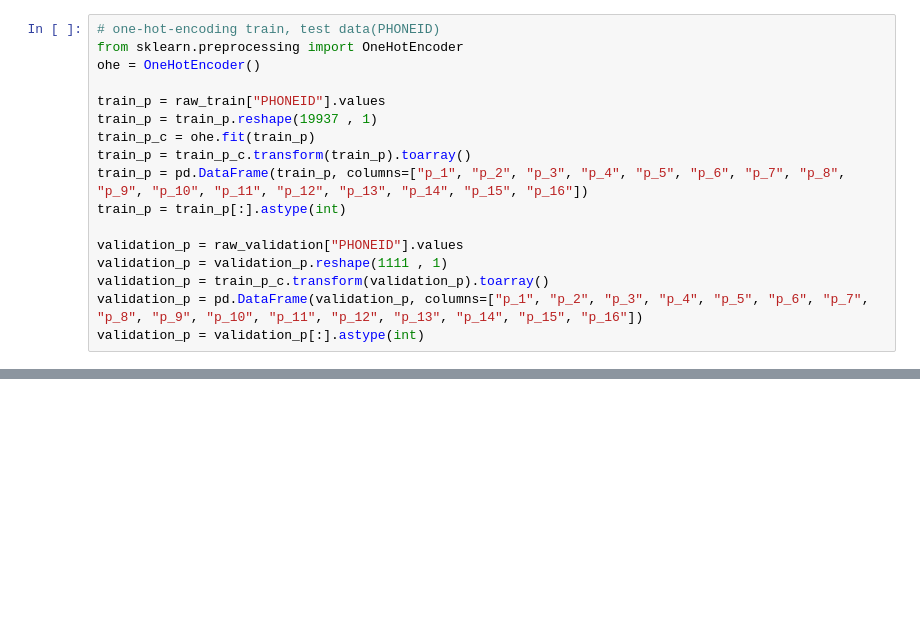
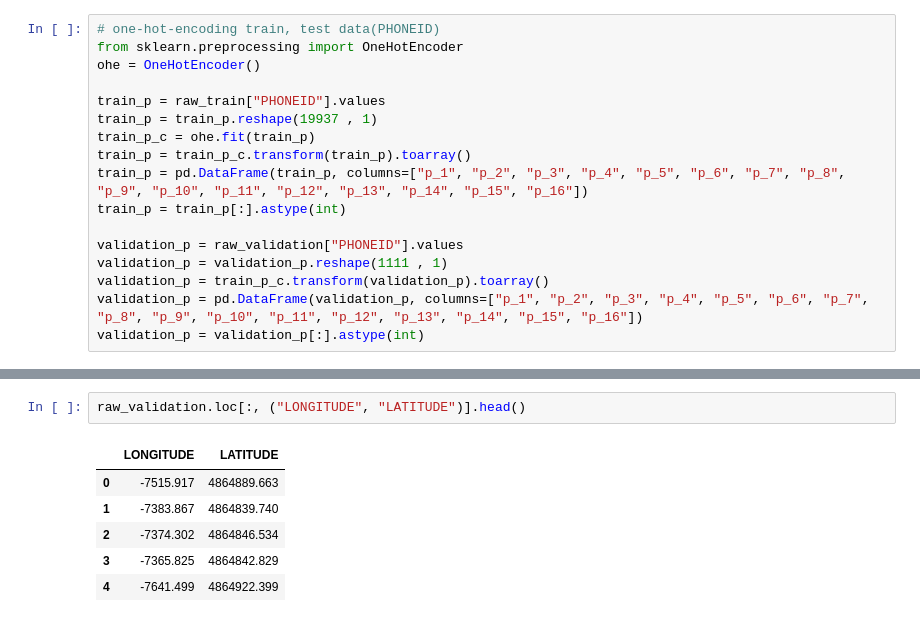
Before and after one commit to devyohan/fc_team_project2, a Jupyter notebook: wifi_jeehun.ipynb, the cells around one changed output, grey strips where cells are left out. Cells and saved outputs as stored; diff of their text form; blank space fills up the shorter version.

```diff
--- a/wifi_jeehun.ipynb
+++ b/wifi_jeehun.ipynb
@@ -177,0 +196,9 @@ plt.scatter(validation_y[0], validation_y[1])
+# %%
+raw_validation.loc[:, ("LONGITUDE", "LATITUDE")].head()
+# %% [output]
+|  | LONGITUDE | LATITUDE |
+| 0 | -7515.917 | 4864889.663 |
+| 1 | -7383.867 | 4864839.740 |
+| 2 | -7374.302 | 4864846.534 |
+| 3 | -7365.825 | 4864842.829 |
+| 4 | -7641.499 | 4864922.399 |
```
Also changed, not shown: parts of 21 cells of this notebook.
